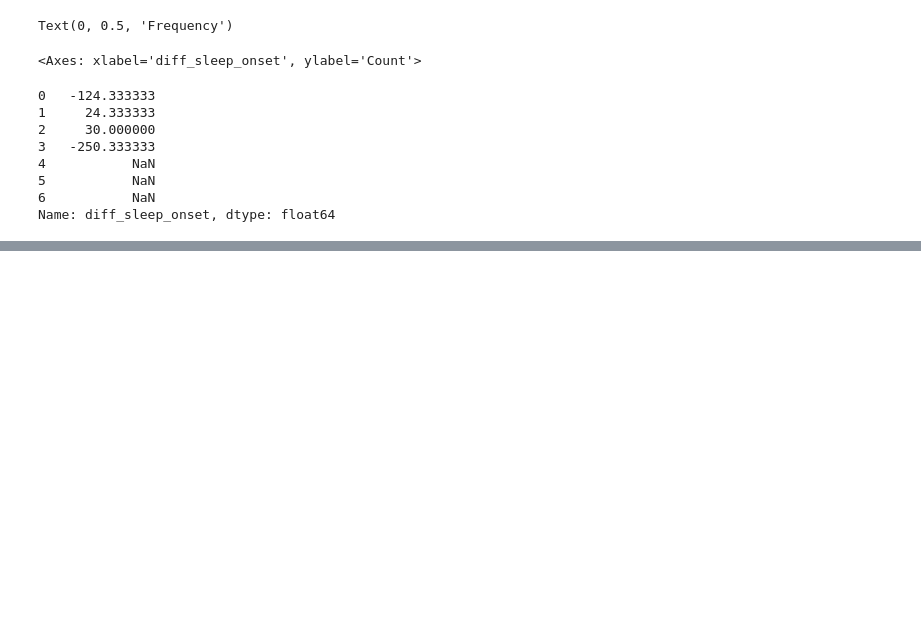
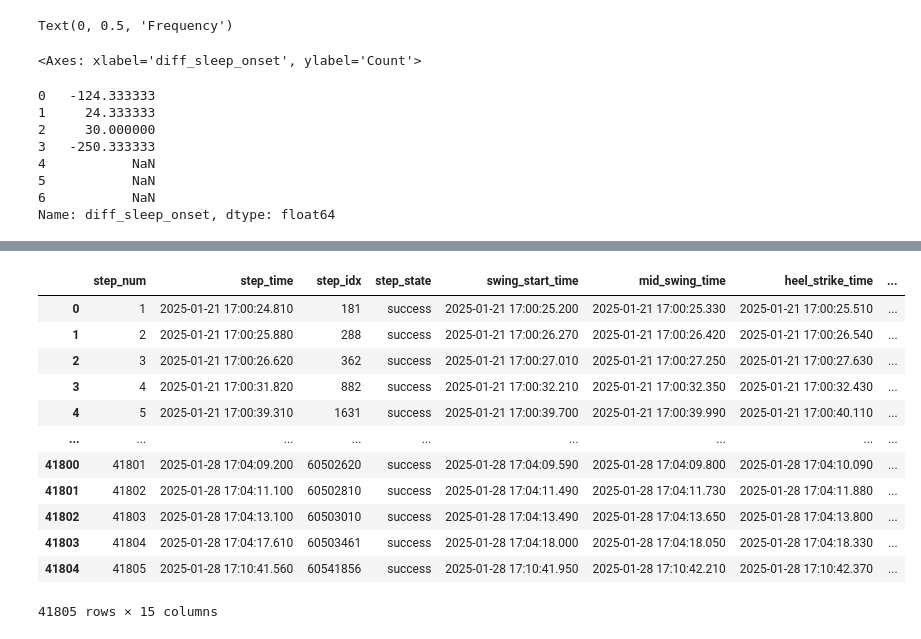
Before and after one commit to marcellosicbaldi/DARE-wearable-pipelines, a Jupyter notebook: notebooks/icare-it_EDA.ipynb, the cells around one changed output, grey strips where cells are left out. Drawn from its saved outputs; the diff is of its cells as text; code cells hidden in the pictures; blank space fills up the shorter version.

Commit message:
Update icare.it main notebook

```diff
--- a/notebooks/icare-it_EDA.ipynb
+++ b/notebooks/icare-it_EDA.ipynb
@@ -1111,0 +1172,18 @@ missing_nights
+# %%
+import seaborn as sns
+sns.set_context("talk")
+sns.set_palette("Set2")
+
+colors = sns.color_palette()
+
+for sleep_metric in ["TST", "WASO", "N_awakenings", "SE"]:
+
+    plt.figure(figsize = (11,5))
+    sns.boxplot(data = sleep_summary, x = "night", y = sleep_metric, showfliers = False, width=0.5)
+    # marker edge color black
+    sns.stripplot(data = sleep_summary, x = "night", y = sleep_metric, size = 6, color = colors[0], linewidth = 0.8, alpha = 0.8, edgecolor = "black")
+    # print the number of participants in each group
+    for i, night in enumerate(sleep_summary["night"].unique()):
+        n_participants = sleep_summary[sleep_summary["night"] == night].shape[0]
+        plt.text(i, plt.gca().get_ylim()[1] + 0.5, f"n={n_participants}", ha = "center", va = "center", fontsize = 12)
+    plt.ylabel("TST (min)")
@@ -1111,0 +1416,20 @@ missing_nights
+# %%
+from utils.compute_acc_metrics import compute_acc_SMV
+from nimbalwear import gait
+
+
+ageit_path = "/Users/augenpro/Documents/Age-IT/"
+silver_layer_path = "/Users/augenpro/Documents/Age-IT/data/Silver/"
+bronze_layer_path = "/Users/augenpro/Documents/Age-IT/data/Bronze/"
+
+participants = sorted([p for p in os.listdir(silver_layer_path) if not p.startswith(".")]) # list of the participants
+timeline = ["T0 (baseline)", "T1 (6 mesi)", "T2 (12 mesi)"]
+visit = "T0 (baseline)"
+sensors = ["GeneActivPolso", "GeneActivCaviglia"]
+sensor = sensors[1] ##### Ankle
+
+GGIR_output_dir = "output_icareit"
+
+steps_daily = {}
+
+participants[10:]
@@ -1111,0 +1438,3 @@ missing_nights
+# %%
+files = os.listdir(os.path.join(bronze_layer_path, participant, visit, sensor))
+files
@@ -1111,0 +1580,16 @@ missing_nights
+# %%
+steps
+# %% [output]
+|  | step_num | step_time | step_idx | step_state | swing_start_time | mid_swing_time | heel_strike_time | ... |
+| 0 | 1 | 2025-01-21 17:00:24.810 | 181 | success | 2025-01-21 17:00:25.200 | 2025-01-21 17:00:25.330 | 2025-01-21 17:00:25.510 | ... |
+| 1 | 2 | 2025-01-21 17:00:25.880 | 288 | success | 2025-01-21 17:00:26.270 | 2025-01-21 17:00:26.420 | 2025-01-21 17:00:26.540 | ... |
+| 2 | 3 | 2025-01-21 17:00:26.620 | 362 | success | 2025-01-21 17:00:27.010 | 2025-01-21 17:00:27.250 | 2025-01-21 17:00:27.630 | ... |
+| 3 | 4 | 2025-01-21 17:00:31.820 | 882 | success | 2025-01-21 17:00:32.210 | 2025-01-21 17:00:32.350 | 2025-01-21 17:00:32.430 | ... |
+| 4 | 5 | 2025-01-21 17:00:39.310 | 1631 | success | 2025-01-21 17:00:39.700 | 2025-01-21 17:00:39.990 | 2025-01-21 17:00:40.110 | ... |
+| ... | ... | ... | ... | ... | ... | ... | ... | ... |
+| 41800 | 41801 | 2025-01-28 17:04:09.200 | 60502620 | success | 2025-01-28 17:04:09.590 | 2025-01-28 17:04:09.800 | 2025-01-28 17:04:10.090 | ... |
+| 41801 | 41802 | 2025-01-28 17:04:11.100 | 60502810 | success | 2025-01-28 17:04:11.490 | 2025-01-28 17:04:11.730 | 2025-01-28 17:04:11.880 | ... |
+| 41802 | 41803 | 2025-01-28 17:04:13.100 | 60503010 | success | 2025-01-28 17:04:13.490 | 2025-01-28 17:04:13.650 | 2025-01-28 17:04:13.800 | ... |
+| 41803 | 41804 | 2025-01-28 17:04:17.610 | 60503461 | success | 2025-01-28 17:04:18.000 | 2025-01-28 17:04:18.050 | 2025-01-28 17:04:18.330 | ... |
+| 41804 | 41805 | 2025-01-28 17:10:41.560 | 60541856 | success | 2025-01-28 17:10:41.950 | 2025-01-28 17:10:42.210 | 2025-01-28 17:10:42.370 | ... |
+41805 rows × 15 columns
```
Also changed, not shown: parts of 60 cells of this notebook.
